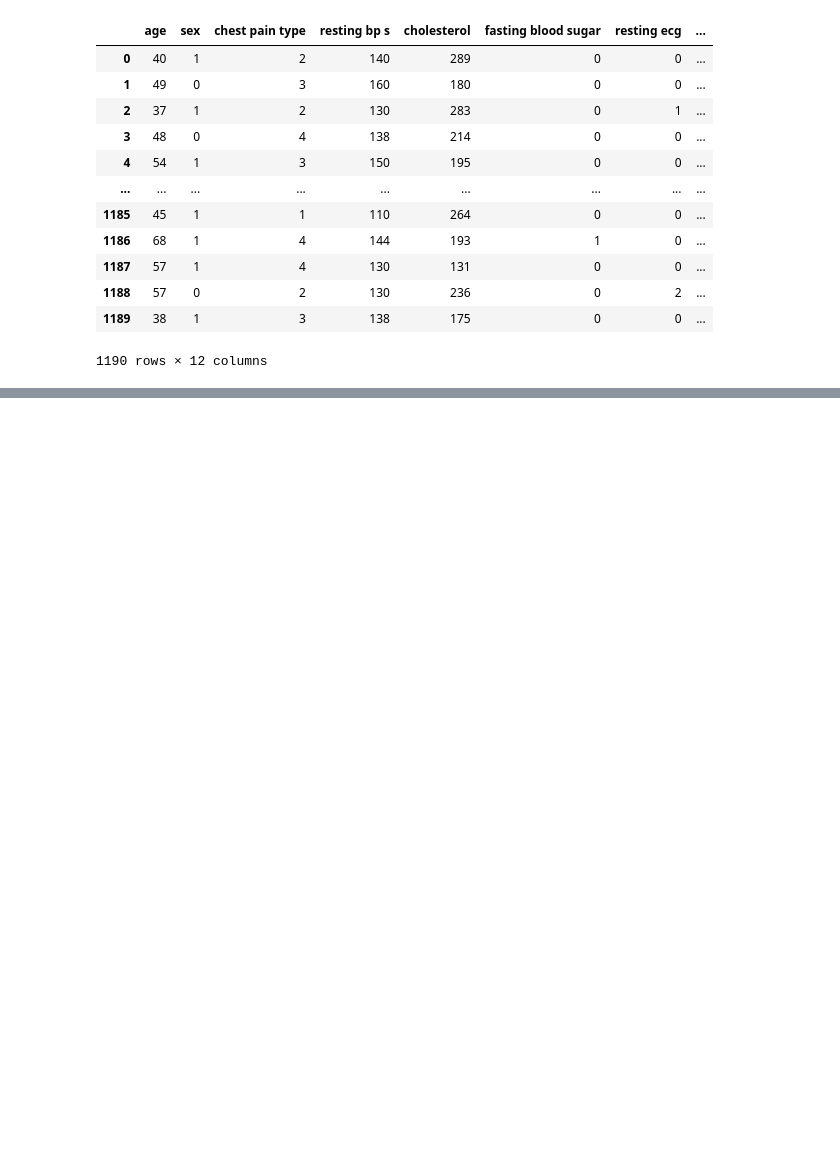
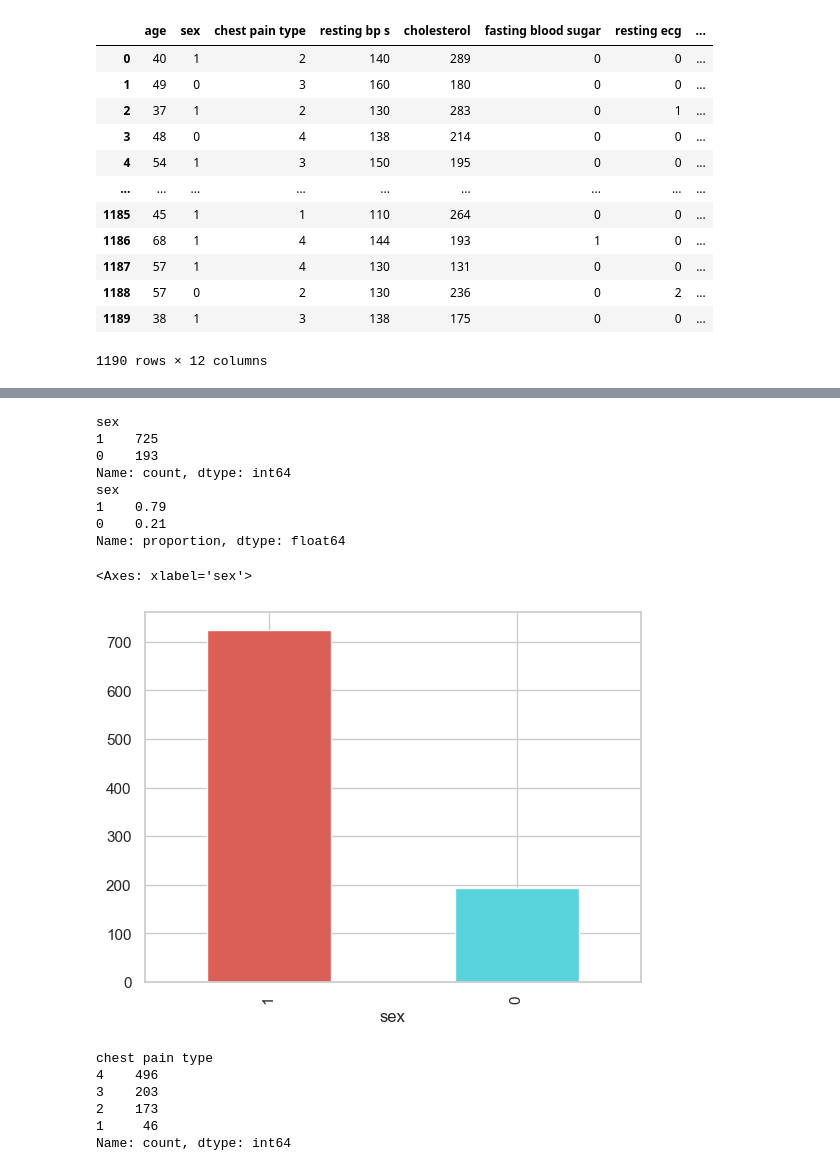
Before and after one commit to pauljo13/Heart-Disease-AI-kaggle, a Jupyter notebook: hd.ipynb, the cells around one changed output, grey strips where cells are left out. Cells and saved outputs as stored; diff of their text form; code cells hidden in the pictures; blank space fills up the shorter version.

```diff
--- a/hd.ipynb
+++ b/hd.ipynb
@@ -47,0 +210,35 @@ df
+# %%
+# sex 데이터 값 확인
+print(df.sex.value_counts())
+print(df.sex.value_counts(normalize=True).round(2))
+colors = sns.color_palette('hls',2)
+# 1 = male, 0= female;
+df.sex.value_counts().plot(kind="bar",color=colors)
+# 성비가 불균형 적인 문제가 있다. 해당 비율을 고정적으로 하여 tain set과 text set을 나누어야 한다.
+# %% [output]
+sex
+1    725
+0    193
+Name: count, dtype: int64
+sex
+1    0.79
+0    0.21
+Name: proportion, dtype: float64
+<Axes: xlabel='sex'>
+[figure, added]
+# %%
+# Chest Pain Type
+"""
+    - Value 1: typical angina  협심증
+    - Value 2: atypical angina  비전형적인 협심증
+    - Value 3: non-anginal pain  비협심증성 통증
+    - Value 4: asymptomatic 무증상
+"""
+df["chest pain type"].value_counts()
+# %% [output]
+chest pain type
+4    496
+3    203
+2    173
+1     46
+Name: count, dtype: int64
```
Also changed, not shown: parts of 27 cells of this notebook.
